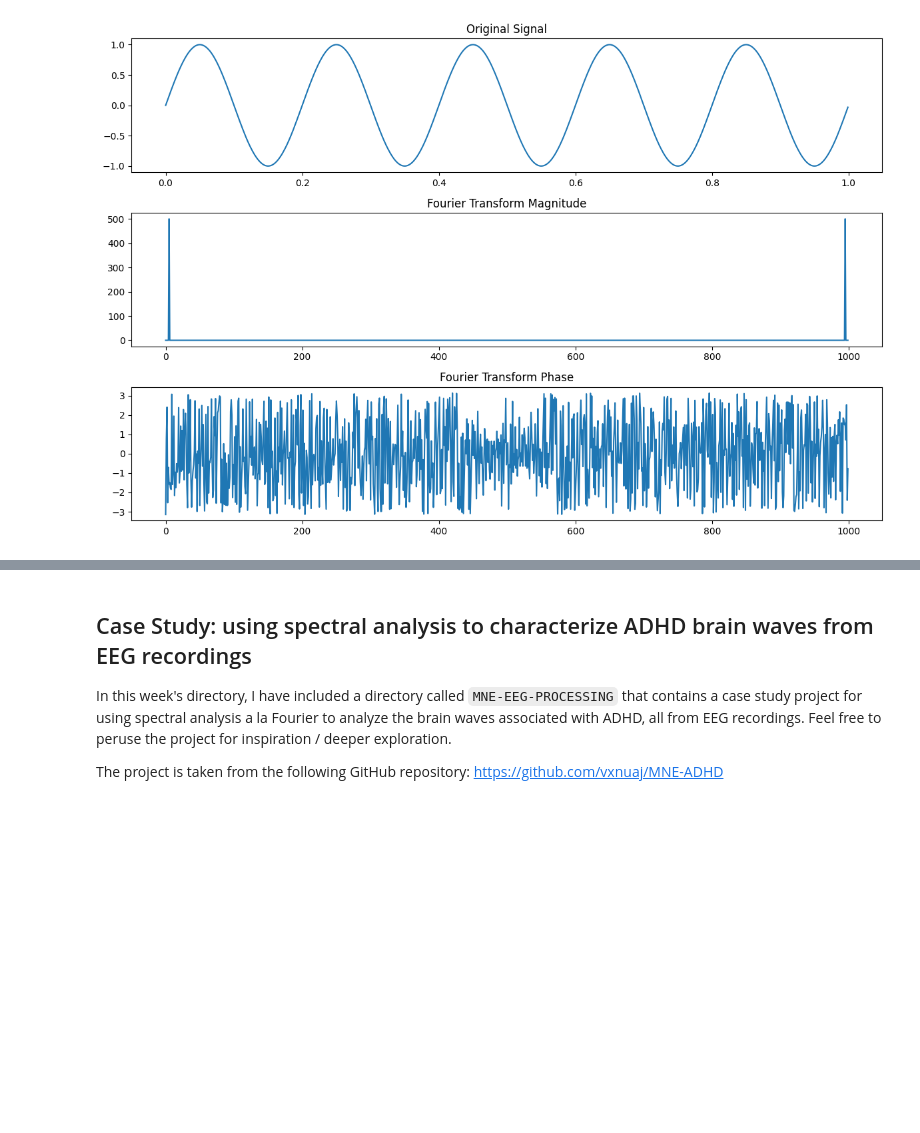
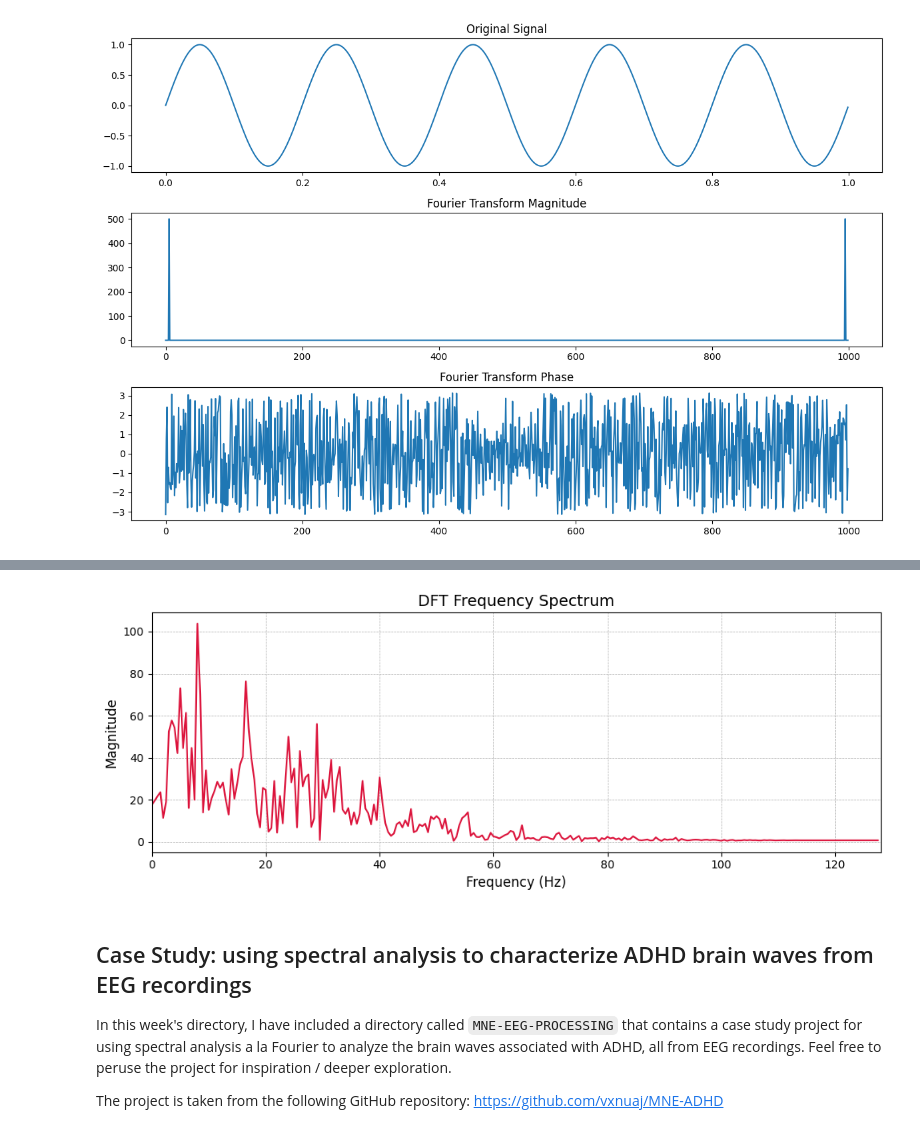
Before and after one commit to guy-singer/BSA-2024, a Jupyter notebook: week-6-fourier-transform/week-6-exercise-notes.ipynb, the cells around one changed output, grey strips where cells are left out. Saved outputs shown, nothing was run; the diff lists cells and outputs as text; code cells hidden in the pictures; blank space fills up the shorter version.

```diff
--- a/week-6-fourier-transform/week-6-exercise-notes.ipynb
+++ b/week-6-fourier-transform/week-6-exercise-notes.ipynb
@@ -318,3 +356,28 @@ Time shift property holds.
+# %%
+import numpy as np
+import matplotlib.pyplot as plt
+from scipy.fft import fft
+
+# Computing the Discrete Fourier Transform (DFT) of the signal
+dft_signal = fft(eeg_signal)
+signal_length = len(eeg_signal)
+frequencies = np.fft.fftfreq(signal_length, 1/sampling_rate)
+
+# Filtering out only the positive frequencies
+positive_frequencies = frequencies >= 0
+
+# Creating the frequency spectrum plot
+fig, ax = plt.subplots(figsize=(10, 4))
+ax.plot(frequencies[positive_frequencies], np.abs(dft_signal[positive_frequencies]), color='crimson')
+ax.set_title("DFT Frequency Spectrum", fontsize=14)
+ax.set_xlabel("Frequency (Hz)", fontsize=12)
+ax.set_ylabel("Magnitude", fontsize=12)
+ax.grid(True, which='both', linestyle='--', linewidth=0.5)
+ax.set_xlim(0, sampling_rate/2)
+fig.tight_layout()
+plt.show()
+# %% [output]
+[figure, added]
 # %% [markdown]
 ## Case Study: using spectral analysis to characterize ADHD brain waves from EEG recordings
 
```
Also changed, not shown: parts of 3 cells of this notebook, 1 other file.
